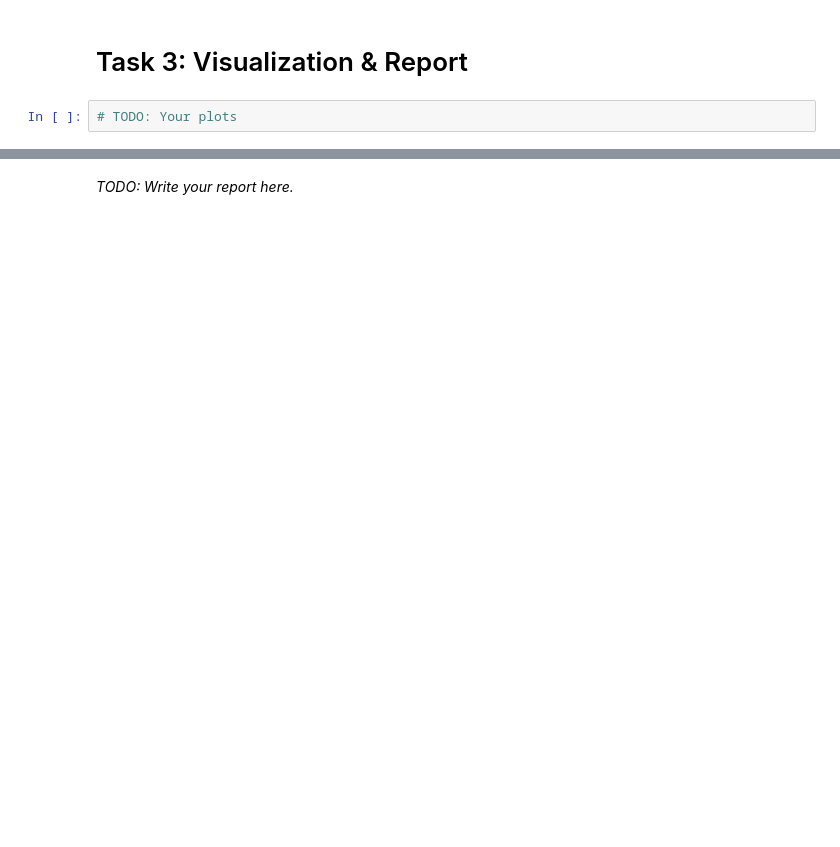
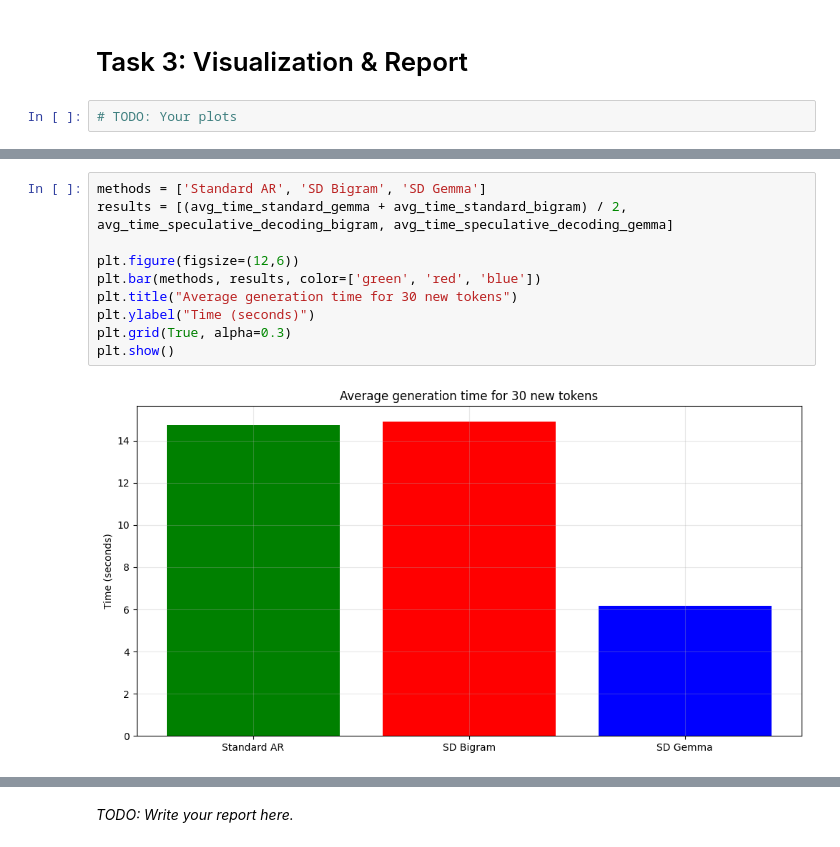
Before and after one commit to MichalSlowakiewicz/NLP, a Jupyter notebook: nlp_hw1_speculative_decoding.ipynb, the cells around one changed output, grey strips where cells are left out. Drawn from its saved outputs; the diff is of its cells as text; blank space fills up the shorter version.

```diff
--- a/nlp_hw1_speculative_decoding.ipynb
+++ b/nlp_hw1_speculative_decoding.ipynb
@@ -309,0 +395,12 @@ print("Average time difference (speculative decoding - standard time):", sum(tim
+# %%
+methods = ['Standard AR', 'SD Bigram', 'SD Gemma']
+results = [(avg_time_standard_gemma + avg_time_standard_bigram) / 2, avg_time_speculative_decoding_bigram, avg_time_speculative_decoding_gemma]
+
+plt.figure(figsize=(12,6))
+plt.bar(methods, results, color=['green', 'red', 'blue'])
+plt.title("Average generation time for 30 new tokens")
+plt.ylabel("Time (seconds)")
+plt.grid(True, alpha=0.3)
+plt.show()
+# %% [output]
+[figure, added]
```
Also changed, not shown: parts of 16 cells of this notebook.
